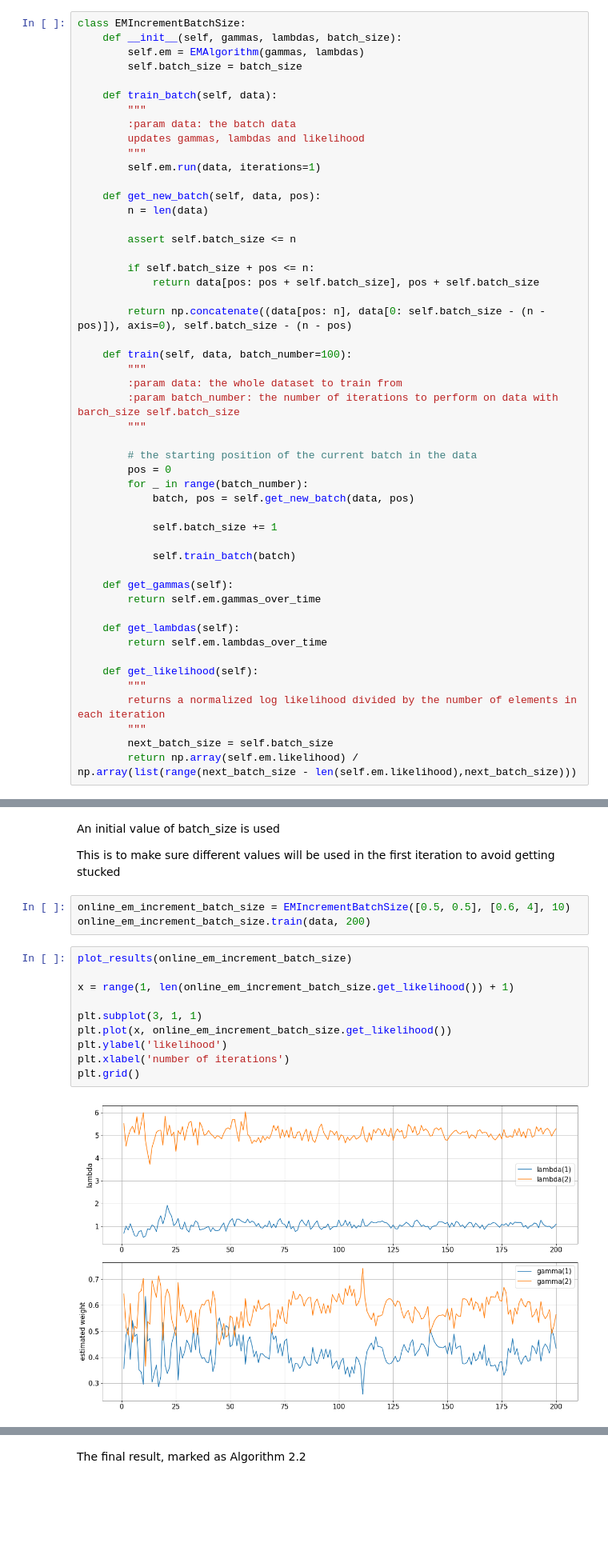
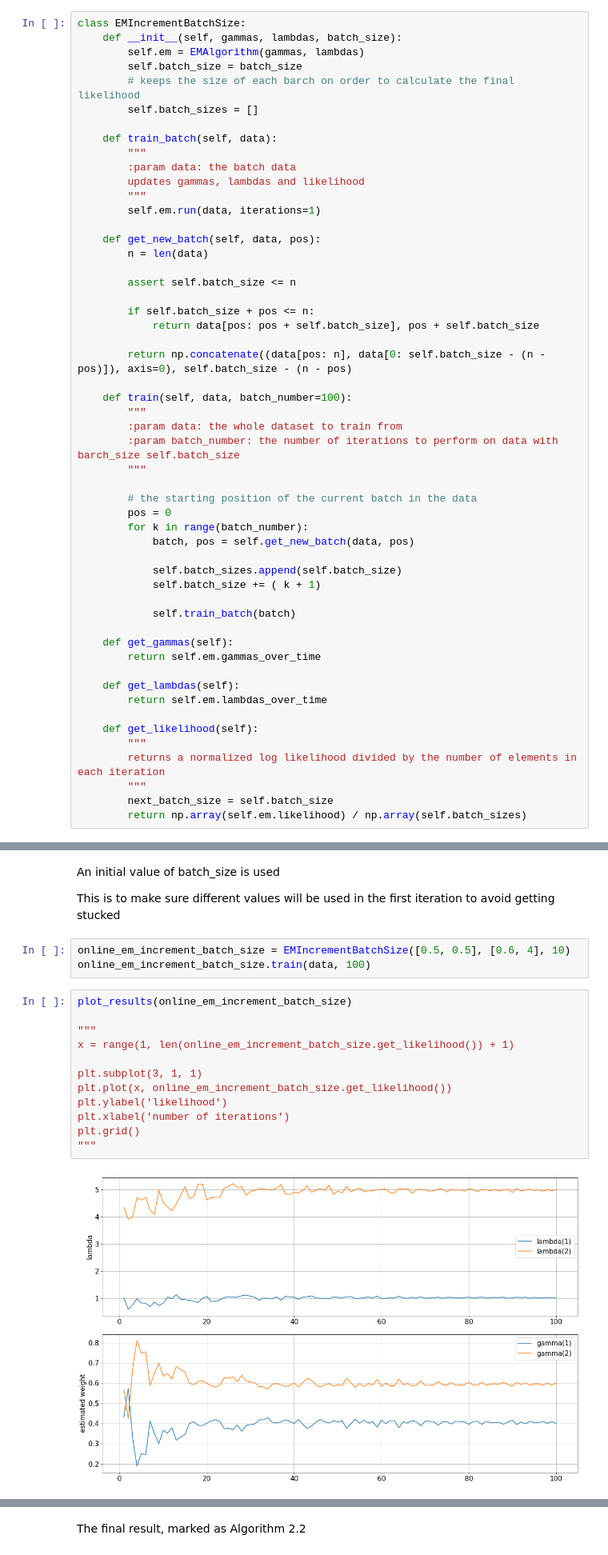
Before and after one commit to SotirisAnagnostidis/onlineAnomalyDetection, a Jupyter notebook: OnlineEM/EM_testing.ipynb, the cells around one changed output, grey strips where cells are left out. Shown at 80% size. Drawn from its saved outputs; the diff is of its cells as text; blank space fills up the shorter version.

```diff
--- a/OnlineEM/EM_testing.ipynb
+++ b/OnlineEM/EM_testing.ipynb
@@ -251,6 +250,8 @@ class EMIncrementBatchSize:
     def __init__(self, gammas, lambdas, batch_size):
         self.em = EMAlgorithm(gammas, lambdas)
         self.batch_size = batch_size
+        # keeps the size of each barch on order to calculate the final likelihood
+        self.batch_sizes = []
 
     def train_batch(self, data):
         """
@@ -277,10 +278,11 @@ class EMIncrementBatchSize:
 
         # the starting position of the current batch in the data
         pos = 0
-        for _ in range(batch_number):
+        for k in range(batch_number):
             batch, pos = self.get_new_batch(data, pos)
 
-            self.batch_size += 1
+            self.batch_sizes.append(self.batch_size)
+            self.batch_size += ( k + 1)
 
             self.train_batch(batch)
 
@@ -295,7 +297,7 @@ class EMIncrementBatchSize:
         returns a normalized log likelihood divided by the number of elements in each iteration
         """
         next_batch_size = self.batch_size
-        return np.array(self.em.likelihood) / np.array(list(range(next_batch_size - len(self.em.likelihood),next_batch_size)))
+        return np.array(self.em.likelihood) / np.array(self.batch_sizes)
 # %%
 data[:10]
 # %% [output]
@@ -306,16 +308,18 @@ An initial value of batch_size is used
 This is to make sure different values will be used in the first iteration to avoid getting stucked
 # %%
 online_em_increment_batch_size = EMIncrementBatchSize([0.5, 0.5], [0.6, 4], 10)
-online_em_increment_batch_size.train(data, 200)
+online_em_increment_batch_size.train(data, 100)
 # %%
 plot_results(online_em_increment_batch_size)
 
+"""
 x = range(1, len(online_em_increment_batch_size.get_likelihood()) + 1)
 
 plt.subplot(3, 1, 1)
 plt.plot(x, online_em_increment_batch_size.get_likelihood())
 plt.ylabel('likelihood')
 plt.xlabel('number of iterations')
 plt.grid()
+"""
 # %% [output]
-[figure, old version]
+[figure, new version]
```
Also changed, not shown: parts of 9 cells of this notebook, 1 other file.
